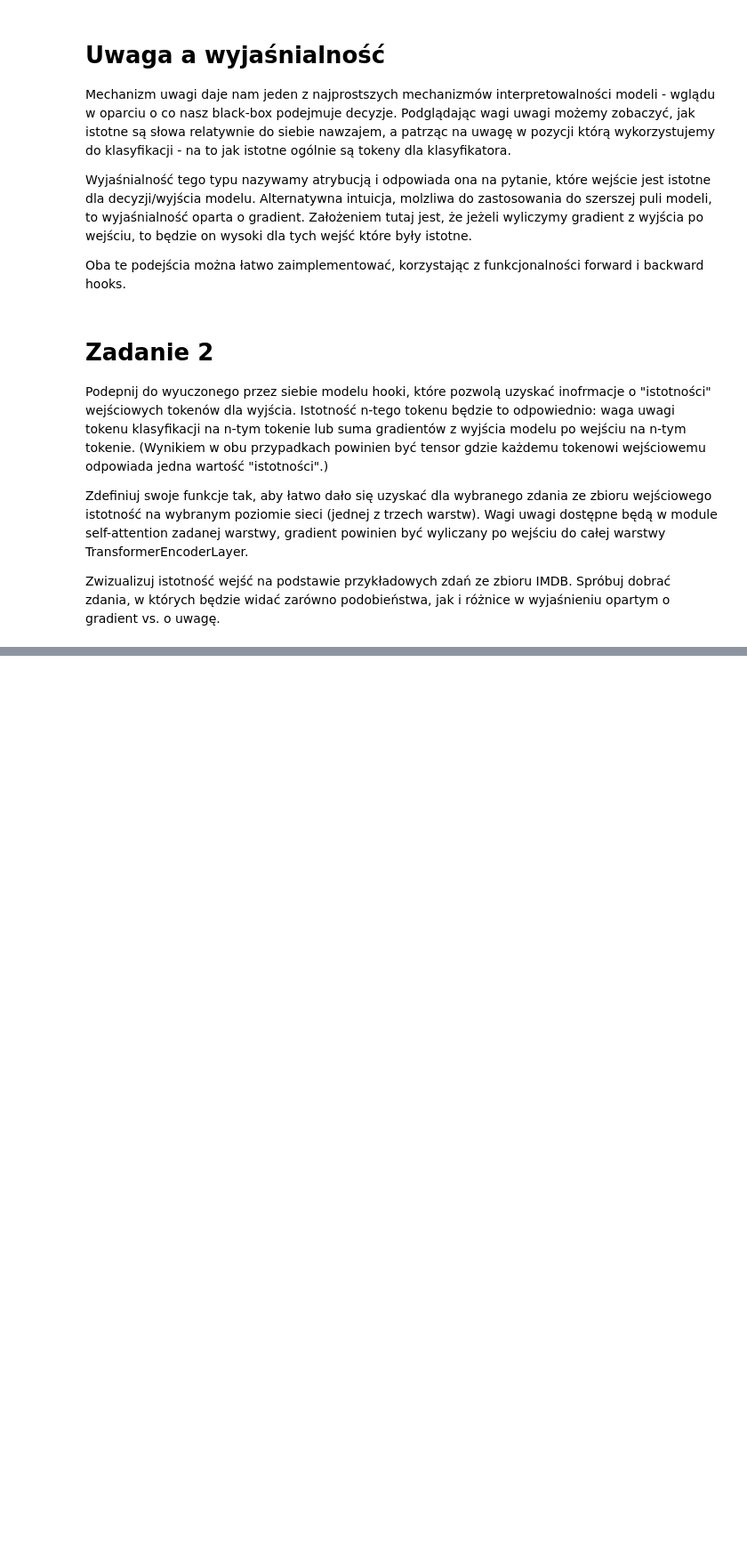
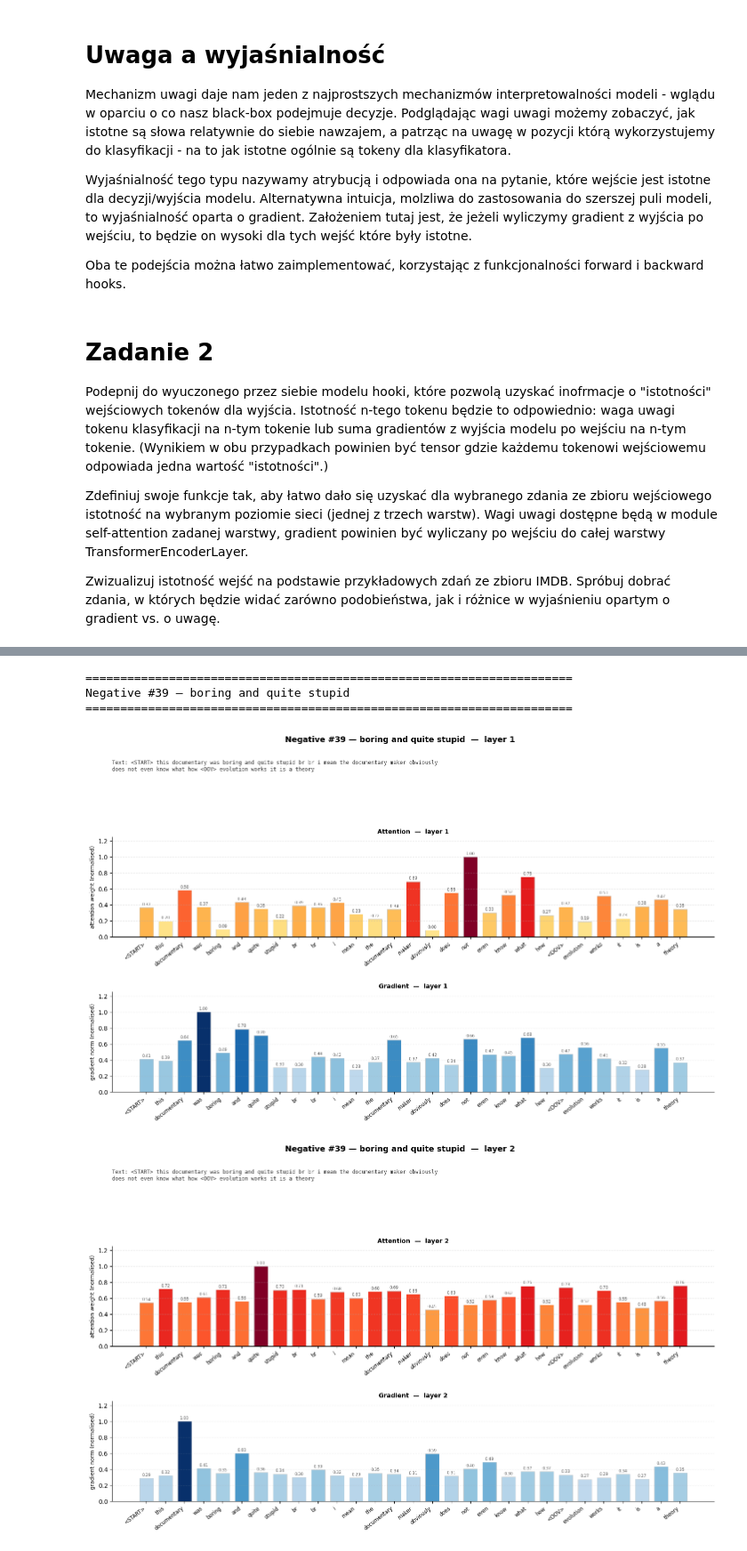
Before and after one commit to mikolaj-olesinski/Deep-Neural-Networks-PWR, a Jupyter notebook: lab10/lab10.ipynb, the cells around one changed output, grey strips where cells are left out. Shown at 89% size. Drawn from its saved outputs; the diff is of its cells as text; code cells hidden in the pictures; blank space fills up the shorter version.

```diff
--- a/lab10/lab10.ipynb
+++ b/lab10/lab10.ipynb
@@ -615,0 +606,8 @@ NEGATIVE: ['<START>', 'please', 'give', 'this', 'one', 'a', 'miss', 'br', 'br',
+# %%
+run_sentence(model, x_test[39], 'Negative #39 — boring and quite stupid', print_text=False)
+# %% [output]
+======================================================================
+Negative #39 — boring and quite stupid
+======================================================================
+[figure, added]
+[figure, added]
```
Also changed, not shown: parts of 13 cells of this notebook, 2 other files.
